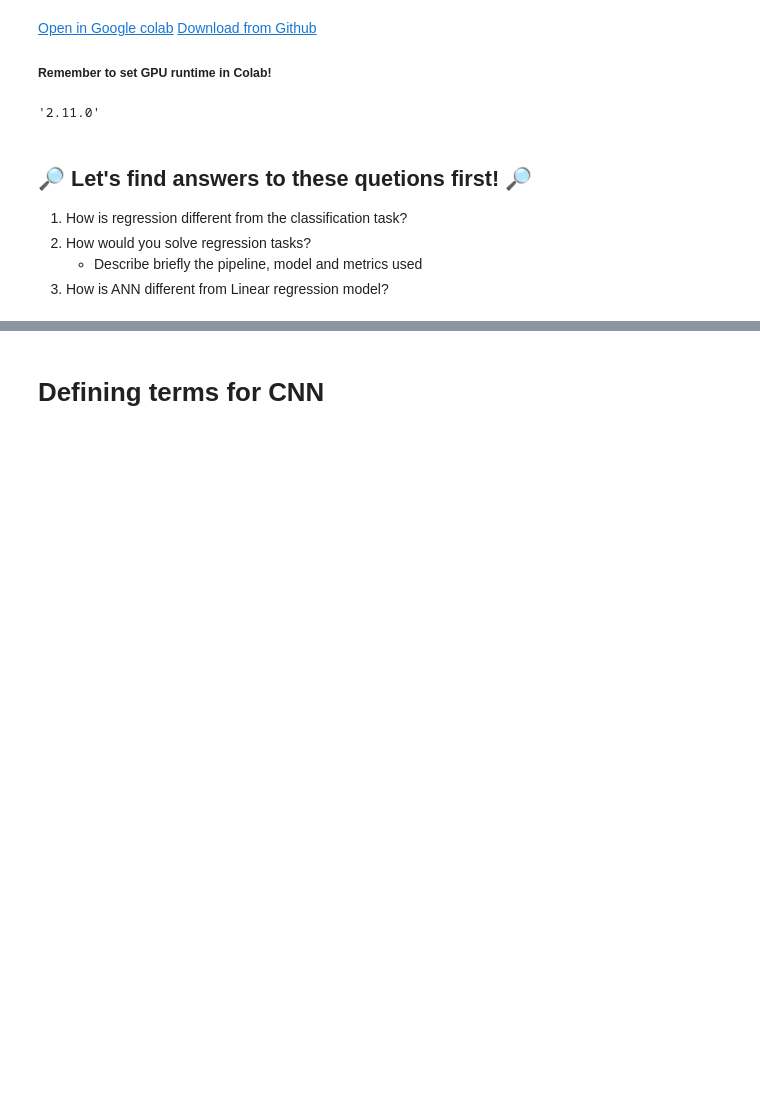
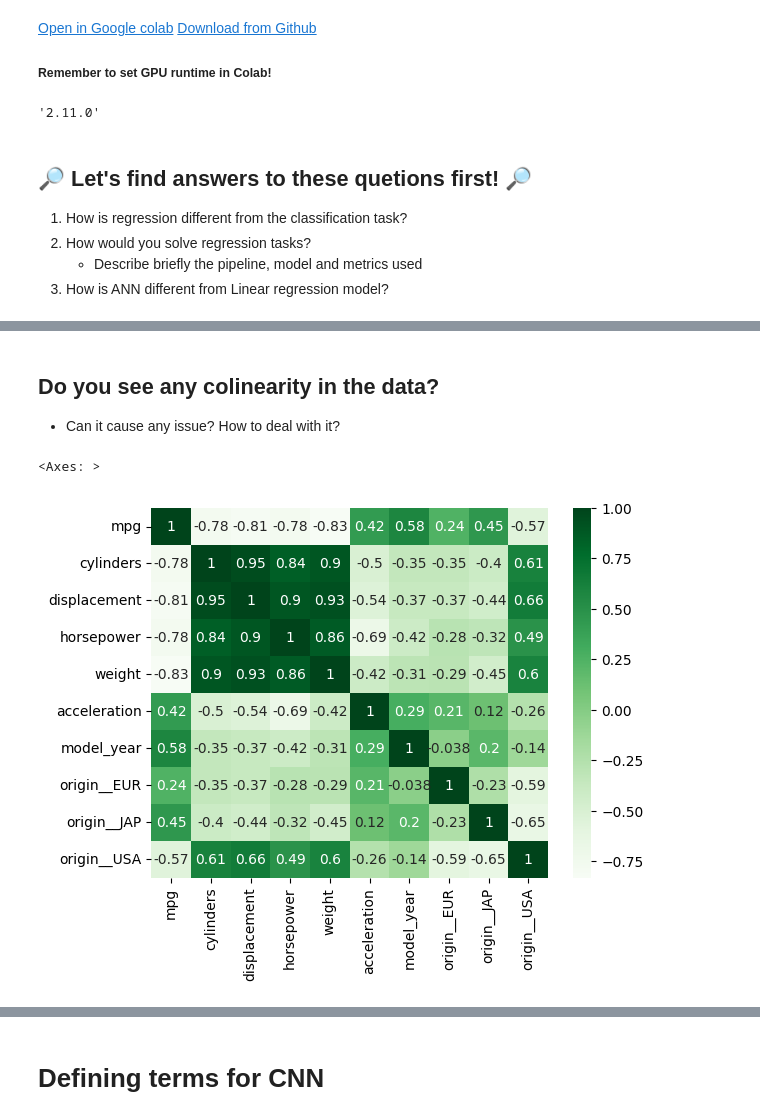
Before and after one commit to rasvob/VSB-FEI-Deep-Learning-Exercises, a Jupyter notebook: dl_02.ipynb, the cells around one changed output, grey strips where cells are left out. Saved outputs shown, nothing was run; the diff lists cells and outputs as text; code cells hidden in the pictures; blank space fills up the shorter version.

```diff
--- a/dl_02.ipynb
+++ b/dl_02.ipynb
@@ -73,0 +142,8 @@ df
+# %% [markdown]
+## Do you see any colinearity in the data?
+* Can it cause any issue? How to deal with it?
+# %%
+sns.heatmap(df.corr(), cmap='Greens', annot=True)
+# %% [output]
+<Axes: >
+[figure, added]
```
Also changed, not shown: parts of 47 cells of this notebook, 4 other files.
